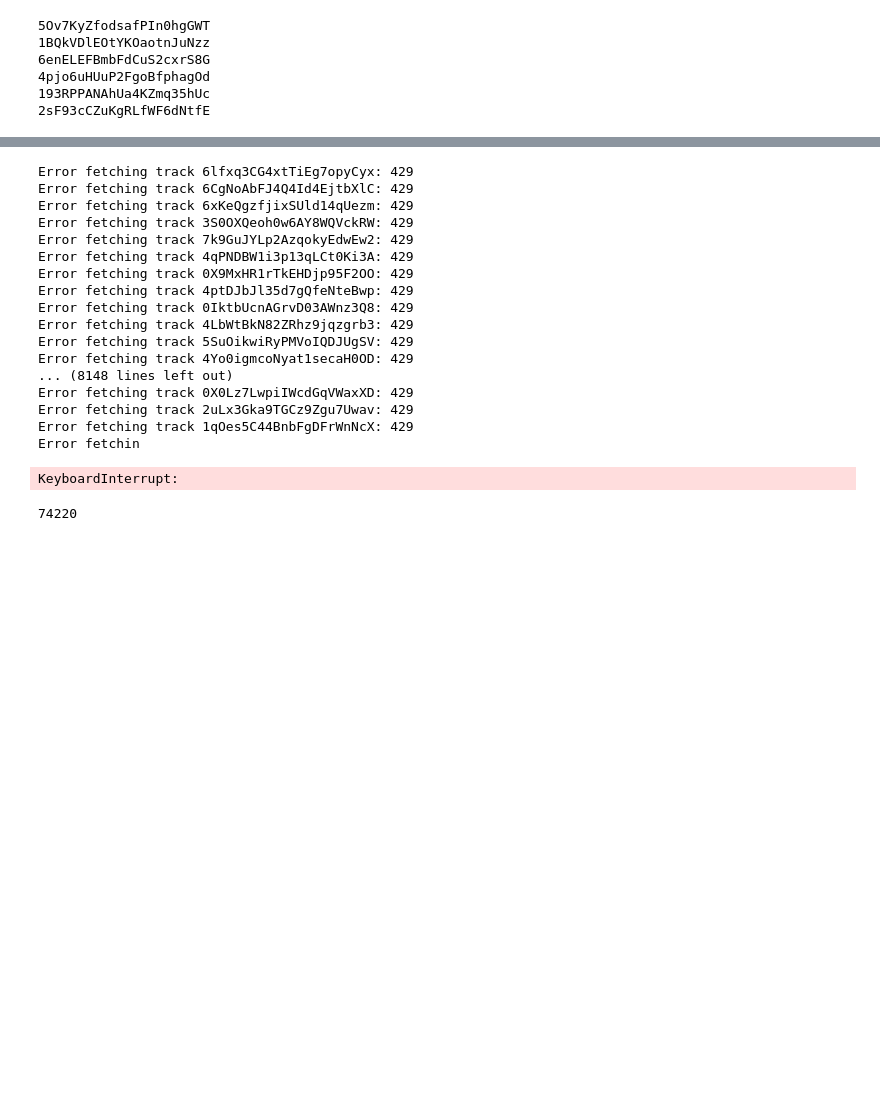
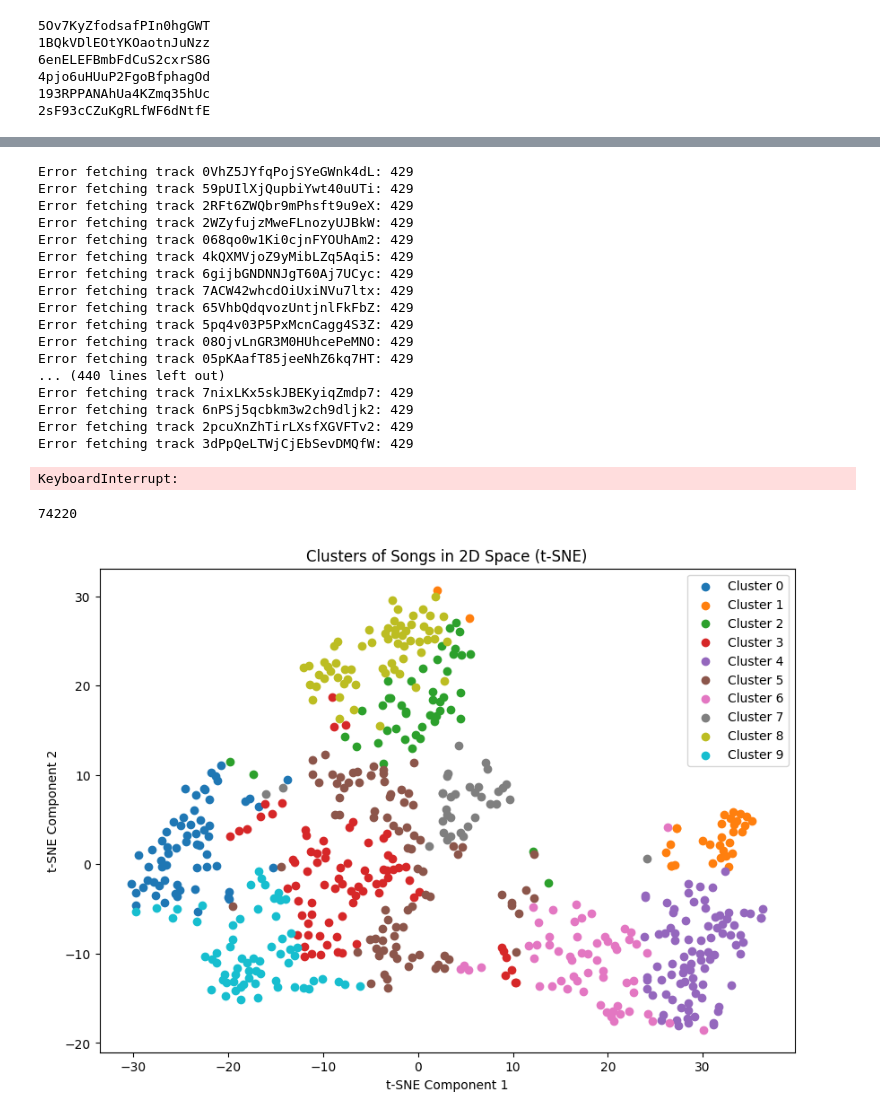
Before and after one commit to shubo7996/Spotify-Recommendation-System, a Jupyter notebook: spotifyData.ipynb, the cells around one changed output, grey strips where cells are left out. Saved outputs shown, nothing was run; the diff lists cells and outputs as text; code cells hidden in the pictures; blank space fills up the shorter version.

```diff
--- a/spotifyData.ipynb
+++ b/spotifyData.ipynb
@@ -504,10 +509,11 @@ import asyncio
 import aiohttp
 import nest_asyncio
 from aiohttp import ClientSession
+from functools import lru_cache
 nest_asyncio.apply()
 
 
-
+@lru_cache(maxsize=100)
 async def fetch_preview_url(session, track_id):
     url = f"https://api.spotify.com/v1/tracks/{track_id}"
     async with session.get(url, headers=headers) as response:
@@ -526,8 +532,12 @@ async def fetch_all_preview_urls(track_ids):
 def get_preview_urls(track_ids):
     return asyncio.run(fetch_all_preview_urls(track_ids))
 
-track_ids =  list(trackID_to_trackName.keys()) # Replace with actual track IDs
-preview_urls = get_preview_urls(track_ids)
+track_ids =  list(trackID_to_trackName.keys())
+ # Replace with actual track IDs
+track_ids_batches = [track_ids[i:i + 20] for i in range(0, len(track_ids), 20)]
+
+for x in track_ids_batches:
+    preview_urls = get_preview_urls(x)
 
 for track_id, preview_url in zip(track_ids, preview_urls):
     if preview_url:
@@ -536,23 +546,23 @@ for track_id, preview_url in zip(track_ids, preview_urls):
     else:
         print(f"Track ID: {track_id}, Preview URL not found")
 # %% [output]
-Error fetching track 6lfxq3CG4xtTiEg7opyCyx: 429
-Error fetching track 6CgNoAbFJ4Q4Id4EjtbXlC: 429
-Error fetching track 6xKeQgzfjixSUld14qUezm: 429
-Error fetching track 3S0OXQeoh0w6AY8WQVckRW: 429
-Error fetching track 7k9GuJYLp2AzqokyEdwEw2: 429
-Error fetching track 4qPNDBW1i3p13qLCt0Ki3A: 429
-Error fetching track 0X9MxHR1rTkEHDjp95F2OO: 429
-Error fetching track 4ptDJbJl35d7gQfeNteBwp: 429
-Error fetching track 0IktbUcnAGrvD03AWnz3Q8: 429
-Error fetching track 4LbWtBkN82ZRhz9jqzgrb3: 429
-Error fetching track 5SuOikwiRyPMVoIQDJUgSV: 429
-Error fetching track 4Yo0igmcoNyat1secaH0OD: 429
-... (8148 lines left out)
-Error fetching track 0X0Lz7LwpiIWcdGqVWaxXD: 429
-Error fetching track 2uLx3Gka9TGCz9Zgu7Uwav: 429
-Error fetching track 1qOes5C44BnbFgDFrWnNcX: 429
-Error fetchin
+Error fetching track 0VhZ5JYfqPojSYeGWnk4dL: 429
+Error fetching track 59pUIlXjQupbiYwt40uUTi: 429
+Error fetching track 2RFt6ZWQbr9mPhsft9u9eX: 429
+Error fetching track 2WZyfujzMweFLnozyUJBkW: 429
+Error fetching track 068qo0w1Ki0cjnFYOUhAm2: 429
+Error fetching track 4kQXMVjoZ9yMibLZq5Aqi5: 429
+Error fetching track 6gijbGNDNNJgT60Aj7UCyc: 429
+Error fetching track 7ACW42whcdOiUxiNVu7ltx: 429
+Error fetching track 65VhbQdqvozUntjnlFkFbZ: 429
+Error fetching track 5pq4v03P5PxMcnCagg4S3Z: 429
+Error fetching track 08OjvLnGR3M0HUhcePeMNO: 429
+Error fetching track 05pKAafT85jeeNhZ6kq7HT: 429
+... (440 lines left out)
+Error fetching track 7nixLKx5skJBEKyiqZmdp7: 429
+Error fetching track 6nPSj5qcbkm3w2ch9dljk2: 429
+Error fetching track 2pcuXnZhTirLXsfXGVFTv2: 429
+Error fetching track 3dPpQeLTWjCjEbSevDMQfW: 429
 KeyboardInterrupt:
 # %%
 len(track_id_chunks)
@@ -561,3 +571,36 @@ len(track_id_chunks)
 # %%
 with open('song_url.pkl', 'wb') as file:
     pickle.dump(song_url, file)
+# %%
+import torch
+import numpy as np
+import matplotlib.pyplot as plt
+from sklearn.cluster import KMeans
+from sklearn.manifold import TSNE
+
+# Assuming song_embeddings is a PyTorch tensor, convert it to a NumPy array
+song_embedding=np.load('test_song_embeddings.npy')
+song_embeddings_np = song_embedding
+
+# Fit KMeans clustering
+num_clusters = 10
+kmeans = KMeans(n_clusters=num_clusters, random_state=0)
+clusters = kmeans.fit_predict(song_embeddings_np)
+
+# Reduce dimensionality to 2D using t-SNE
+tsne = TSNE(n_components=2, random_state=42)
+embeddings_2d = tsne.fit_transform(song_embeddings_np)
+
+# Plot the clusters
+plt.figure(figsize=(10, 7))
+for cluster in range(num_clusters):
+    cluster_points = embeddings_2d[clusters == cluster]
+    plt.scatter(cluster_points[:, 0], cluster_points[:, 1], label=f'Cluster {cluster}')
+
+plt.title('Clusters of Songs in 2D Space (t-SNE)')
+plt.xlabel('t-SNE Component 1')
+plt.ylabel('t-SNE Component 2')
+plt.legend()
+plt.show()
+# %% [output]
+[figure, added]
```
Also changed, not shown: parts of 7 cells of this notebook, 4 other files.
